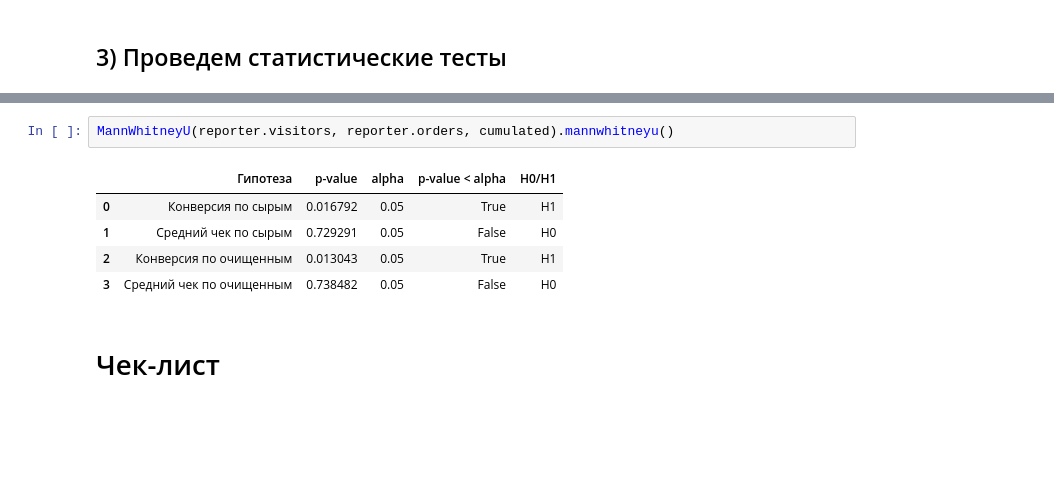
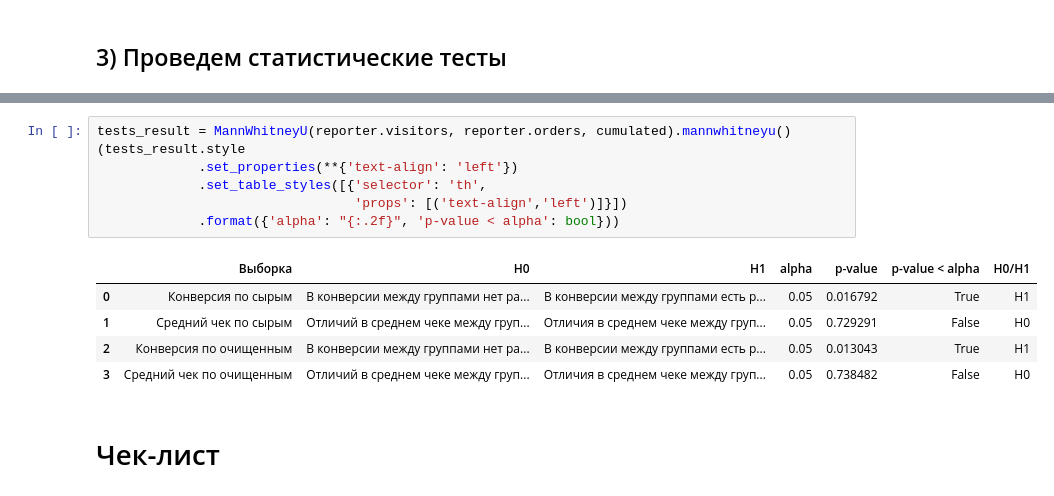
Before and after one commit to ikazman/practicum_da_projects, a Jupyter notebook: ab_testing/ab_testing.ipynb, the cells around one changed output, grey strips where cells are left out. Drawn from its saved outputs; the diff is of its cells as text; blank space fills up the shorter version.

Commit message:
Expanded report after stat test

```diff
--- a/ab_testing/ab_testing.ipynb
+++ b/ab_testing/ab_testing.ipynb
@@ -198,11 +212,16 @@ reporter.plotter(reporter.orders.query('revenue < 28001'), 'revenue', 'Выру
 # %%
-MannWhitneyU(reporter.visitors, reporter.orders, cumulated).mannwhitneyu()
+tests_result = MannWhitneyU(reporter.visitors, reporter.orders, cumulated).mannwhitneyu()
+(tests_result.style
+             .set_properties(**{'text-align': 'left'})
+             .set_table_styles([{'selector': 'th',
+                                 'props': [('text-align','left')]}])
+             .format({'alpha': "{:.2f}", 'p-value < alpha': bool}))
 # %% [output]
-|  | Гипотеза | p-value | alpha | p-value < alpha | Н0/Н1 |
-| 0 | Конверсия по сырым | 0.016792 | 0.05 | True | Н1 |
-| 1 | Средний чек по сырым | 0.729291 | 0.05 | False | Н0 |
-| 2 | Конверсия по очищенным | 0.013043 | 0.05 | True | Н1 |
-| 3 | Средний чек по очищенным | 0.738482 | 0.05 | False | Н0 |
+|  | Выборка | Н0 | Н1 | alpha | p-value | p-value < alpha | Н0/Н1 |
+| 0 | Конверсия по сырым | В конверсии между группами нет ра... | В конверсии между группами есть р... | 0.05 | 0.016792 | True | Н1 |
+| 1 | Средний чек по сырым | Отличий в среднем чеке между груп... | Отличия в среднем чеке между груп... | 0.05 | 0.729291 | False | Н0 |
+| 2 | Конверсия по очищенным | В конверсии между группами нет ра... | В конверсии между группами есть р... | 0.05 | 0.013043 | True | Н1 |
+| 3 | Средний чек по очищенным | Отличий в среднем чеке между груп... | Отличия в среднем чеке между груп... | 0.05 | 0.738482 | False | Н0 |
 # %% [markdown]
 # Чек-лист<a class='anchor' id='checklist'></a>
 # %% [markdown]
```
Also changed, not shown: parts of 3 cells of this notebook, 1 other file.
